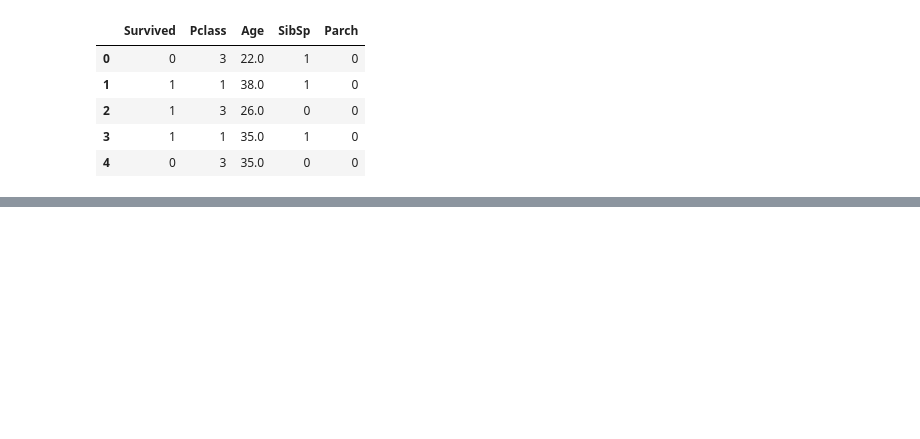
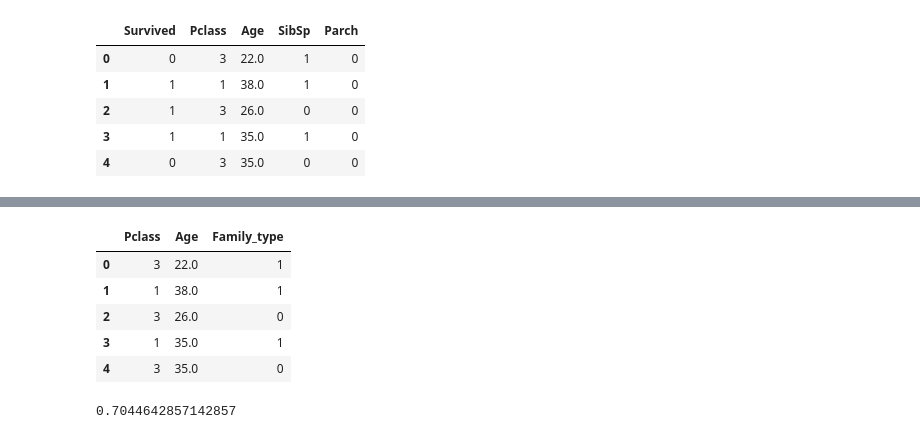
Before and after one commit to Anirudh-SK2808/ML, a Jupyter notebook: feature_splitting.ipynb, the cells around one changed output, grey strips where cells are left out. Saved outputs shown, nothing was run; the diff lists cells and outputs as text; code cells hidden in the pictures; blank space fills up the shorter version.

```diff
--- a/feature_splitting.ipynb
+++ b/feature_splitting.ipynb
@@ -22,0 +59,15 @@ df.head()
+# %%
+X.drop(columns=['SibSp','Parch','Family_size'],inplace=True)
+X.head()
+# %% [output]
+|  | Pclass | Age | Family_type |
+| 0 | 3 | 22.0 | 1 |
+| 1 | 1 | 38.0 | 1 |
+| 2 | 3 | 26.0 | 0 |
+| 3 | 1 | 35.0 | 1 |
+| 4 | 3 | 35.0 | 0 |
+# %%
+from sklearn.linear_model import LogisticRegression
+np.mean(cross_val_score(LogisticRegression(),X,y,scoring='accuracy',cv=100))
+# %% [output]
+0.7044642857142857
```
Also changed, not shown: parts of 3 cells of this notebook.
